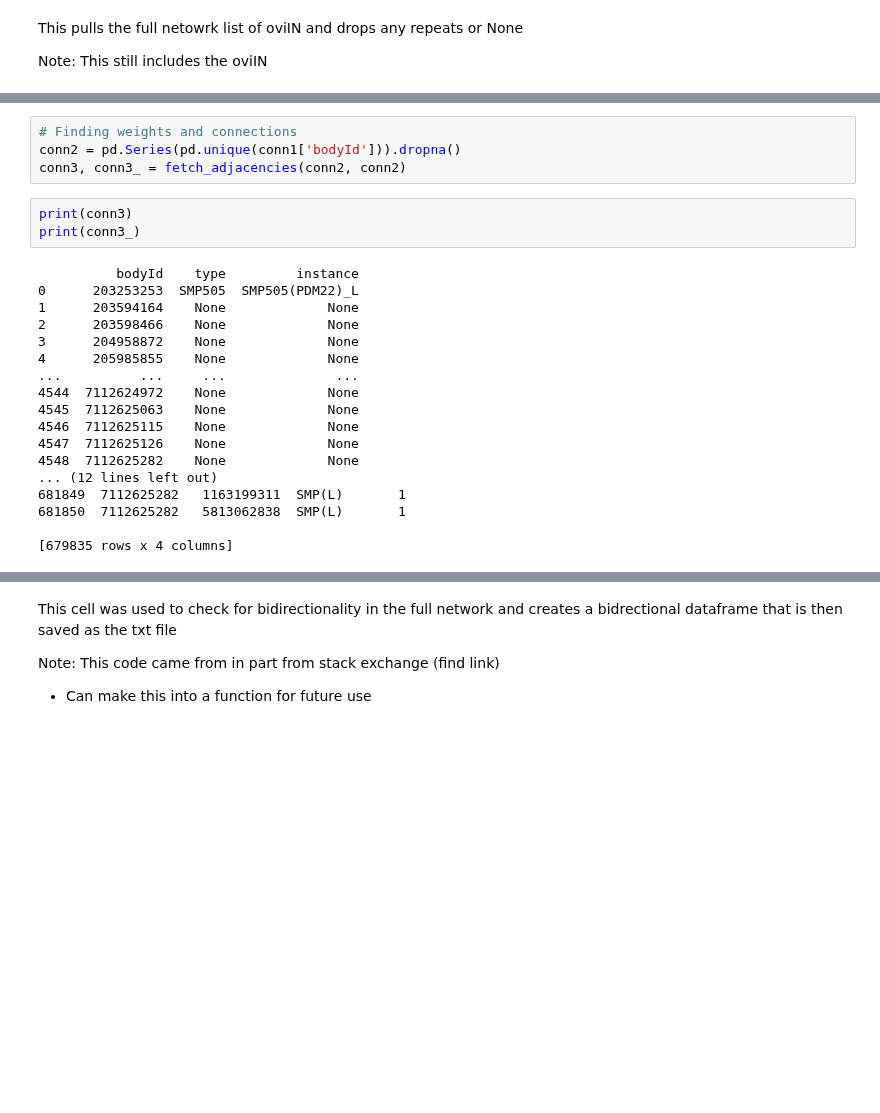
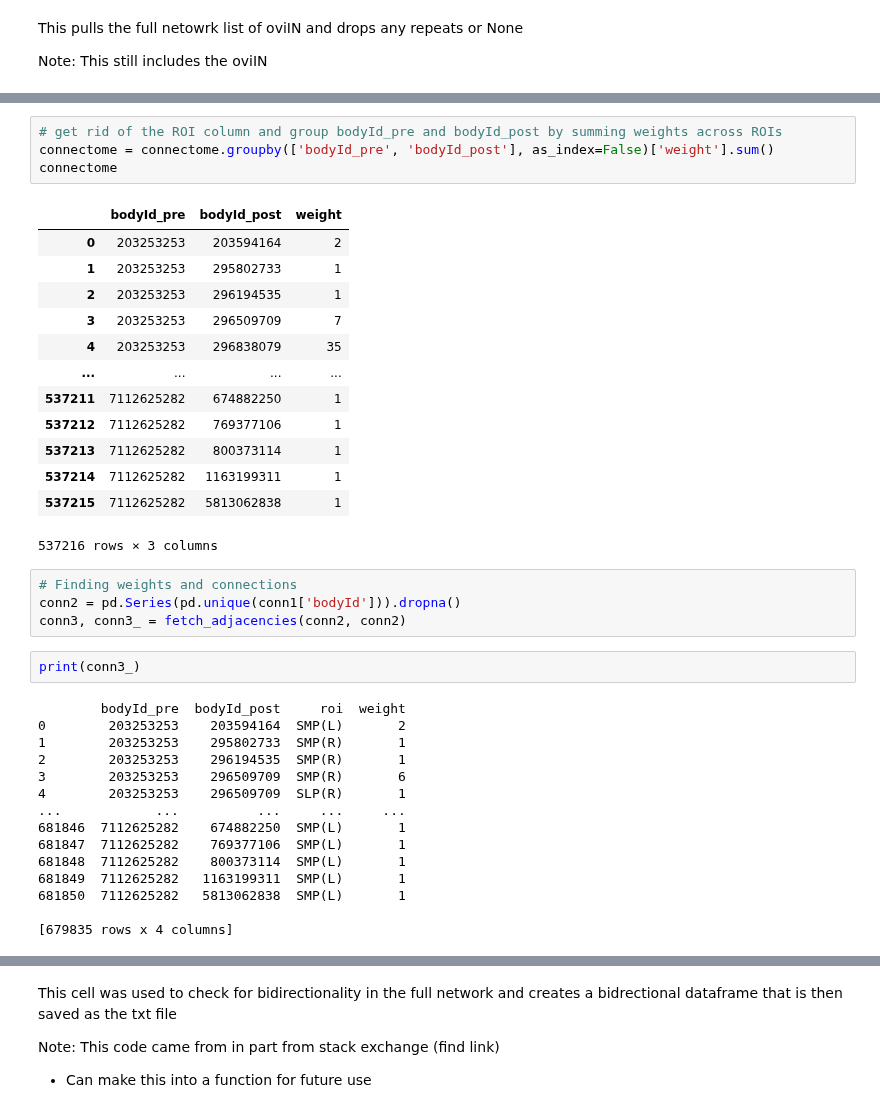
Before and after one commit to RhessaWL/flybrain-clustering, a Jupyter notebook: oviIN_june29/oviIN_network_creation.ipynb, the cells around one changed output, grey strips where cells are left out. Saved outputs shown, nothing was run; the diff lists cells and outputs as text; blank space fills up the shorter version.

```diff
--- a/oviIN_june29/oviIN_network_creation.ipynb
+++ b/oviIN_june29/oviIN_network_creation.ipynb
@@ -73,24 +81,38 @@ Note: This still includes the oviIN
+# %%
+# get rid of the ROI column and group bodyId_pre and bodyId_post by summing weights across ROIs
+connectome = connectome.groupby(['bodyId_pre', 'bodyId_post'], as_index=False)['weight'].sum()
+connectome
+# %% [output]
+|  | bodyId_pre | bodyId_post | weight |
+| 0 | 203253253 | 203594164 | 2 |
+| 1 | 203253253 | 295802733 | 1 |
+| 2 | 203253253 | 296194535 | 1 |
+| 3 | 203253253 | 296509709 | 7 |
+| 4 | 203253253 | 296838079 | 35 |
+| ... | ... | ... | ... |
+| 537211 | 7112625282 | 674882250 | 1 |
+| 537212 | 7112625282 | 769377106 | 1 |
+| 537213 | 7112625282 | 800373114 | 1 |
+| 537214 | 7112625282 | 1163199311 | 1 |
+| 537215 | 7112625282 | 5813062838 | 1 |
+537216 rows × 3 columns
 # %%
 # Finding weights and connections
 conn2 = pd.Series(pd.unique(conn1['bodyId'])).dropna()
 conn3, conn3_ = fetch_adjacencies(conn2, conn2)
 # %%
-print(conn3)
 print(conn3_)
 # %% [output]
-          bodyId    type         instance
-0      203253253  SMP505  SMP505(PDM22)_L
-1      203594164    None             None
-2      203598466    None             None
-3      204958872    None             None
-4      205985855    None             None
-...          ...     ...              ...
-4544  7112624972    None             None
-4545  7112625063    None             None
-4546  7112625115    None             None
-4547  7112625126    None             None
-4548  7112625282    None             None
-... (12 lines left out)
+        bodyId_pre  bodyId_post     roi  weight
+0        203253253    203594164  SMP(L)       2
+1        203253253    295802733  SMP(R)       1
+2        203253253    296194535  SMP(R)       1
+3        203253253    296509709  SMP(R)       6
+4        203253253    296509709  SLP(R)       1
+...            ...          ...     ...     ...
+681846  7112625282    674882250  SMP(L)       1
+681847  7112625282    769377106  SMP(L)       1
+681848  7112625282    800373114  SMP(L)       1
 681849  7112625282   1163199311  SMP(L)       1
 681850  7112625282   5813062838  SMP(L)       1
 
```
Also changed, not shown: parts of 6 cells of this notebook, 1 other file.
